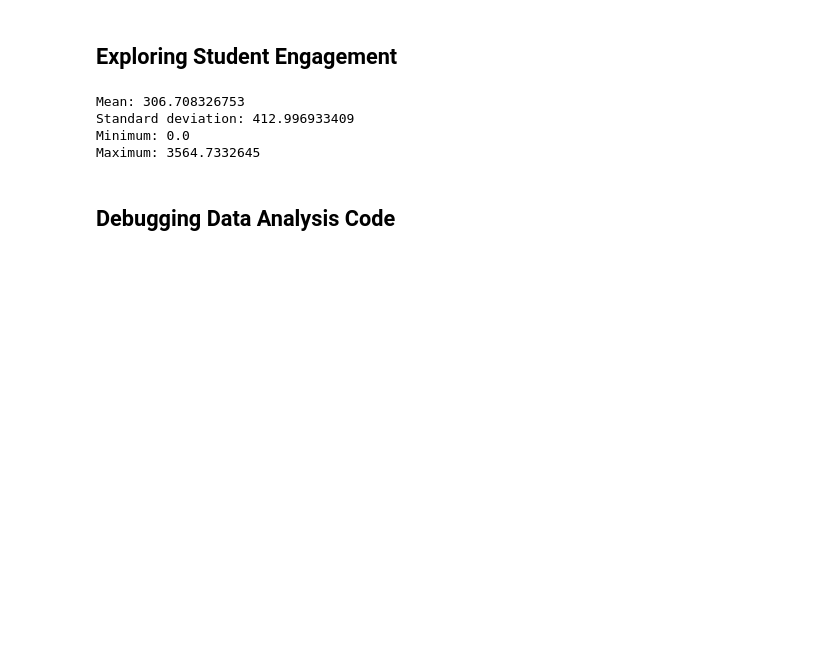
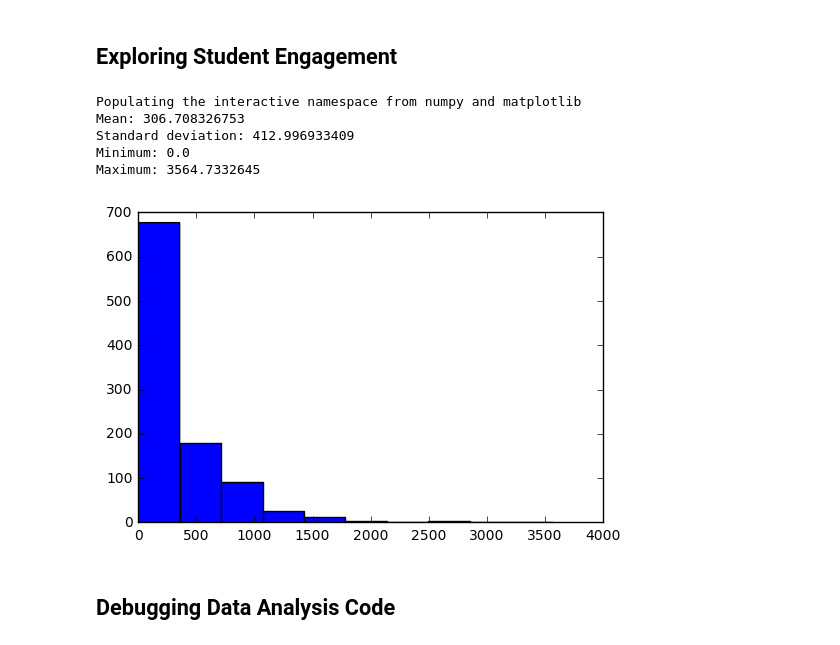
Before and after one commit to Vinayrraj/DataAnalysis-StudentEnrollment, a Jupyter notebook: L1_Starter_Code.ipynb, the cells around one changed output. Cells and saved outputs as stored; diff of their text form; code cells hidden in the pictures; blank space fills up the shorter version.

```diff
--- a/L1_Starter_Code.ipynb
+++ b/L1_Starter_Code.ipynb
@@ -191,0 +141,4 @@ Cell Moved Above
+# %%
+# See how many unique students we have engagement data on
+unique_engagement_students = get_unique_students(daily_engagement)
+len(unique_engagement_students)
@@ -303,3 +263,11 @@ len(paid_students)
+# %%
+# Create a binary version of the num_courses_visited field, equal to
+# 1 if the student visited at least one course, and 0 otherwise.
+for engagement_record in paid_engagement:
+    if engagement_record['num_courses_visited'] > 0:
+        engagement_record['has_visited'] = 1
+    else:
+        engagement_record['has_visited'] = 0
 # %%
 # Takes a student's join date and the date of a specific engagement record,
 # and returns True if that engagement record happened within one week
@@ -385,16 +308,42 @@ for account_key, engagement_for_student in engagement_by_account.items():
-# %%
-import numpy as np
-
-# Summarize the data about minutes spent in the classroom
-total_minutes = total_minutes_by_account.values()
-print 'Mean:', np.mean(total_minutes)
-print 'Standard deviation:', np.std(total_minutes)
-print 'Minimum:', np.min(total_minutes)
-print 'Maximum:', np.max(total_minutes)
-# %% [output]
-Mean: 306.708326753
-Standard deviation: 412.996933409
-Minimum: 0.0
-Maximum: 3564.7332645
+# %%
+# Takes a dictionary of grouped data as output by group_data, as well as a field name to sum over,
+# and returns a new dictionary with that field summed up and other fields discarded.
+# The keys of the resulting dictionary will be the same as the keys of the original,
+# and the values will be numbers containing the total value of the given field across all data points for the
+# associated key.
+def sum_grouped_items(grouped_data, field_name):
+    summed_data = {}
+    for key, data_points in grouped_data.items():
+        total = 0
+        for data_point in data_points:
+            total += data_point[field_name]
+        summed_data[key] = total
+    return summed_data
+
+total_minutes_by_account = sum_grouped_items(engagement_by_account, 'total_minutes_visited')
+# %%
+# Show matplotlib plots within the notebook rather than in a new window.
+# Omit this line if not using IPython notebook
+%pylab inline
+
+import matplotlib.pyplot as plt
+import numpy as np
+
+# Summarize the given data
+def describe_data(data):
+    print 'Mean:', np.mean(data)
+    print 'Standard deviation:', np.std(data)
+    print 'Minimum:', np.min(data)
+    print 'Maximum:', np.max(data)
+    plt.hist(data)
+
+describe_data(total_minutes_by_account.values())
+# %% [output]
+Populating the interactive namespace from numpy and matplotlib
+Mean: 306.708326753
+Standard deviation: 412.996933409
+Minimum: 0.0
+Maximum: 3564.7332645
+[figure, added]
 # %% [markdown]
 ## Debugging Data Analysis Code
```
Also changed, not shown: parts of 55 cells of this notebook.
